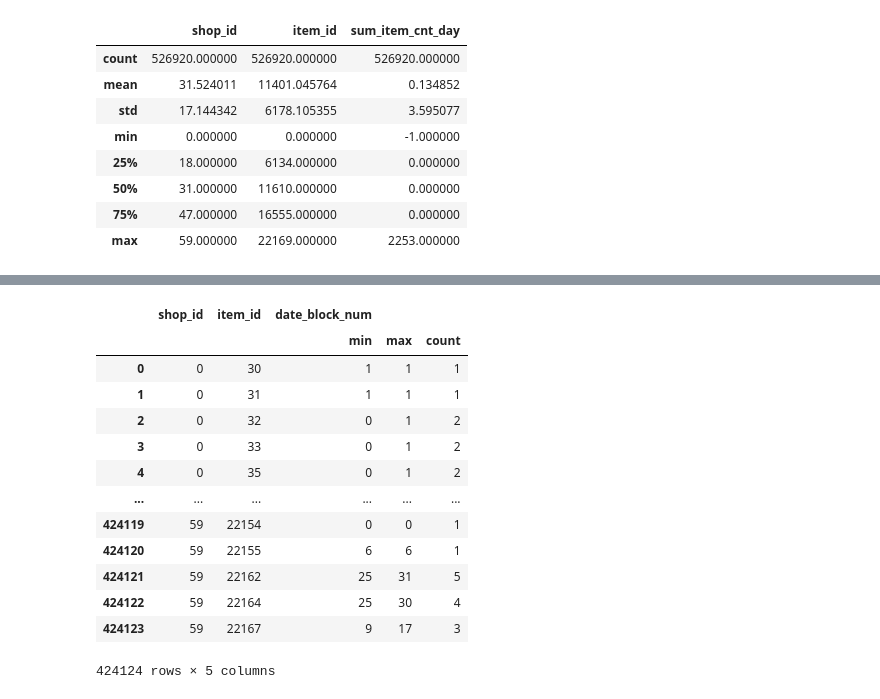
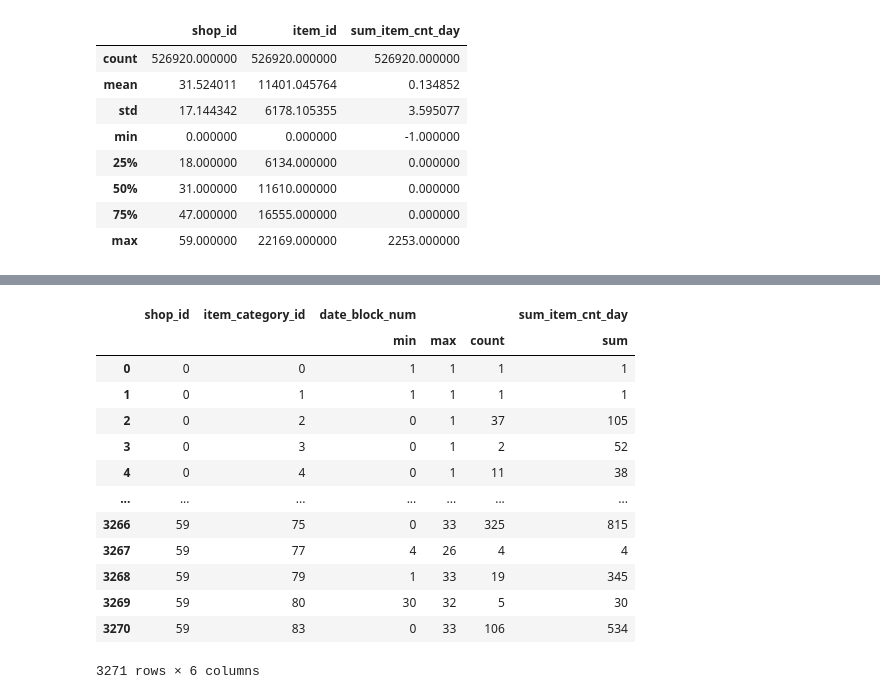
Before and after one commit to wol-e/kaggle, a Jupyter notebook: predict-future-sales/predict-future-sales/imputation_for_non_sold_combinations.ipynb, the cells around one changed output, grey strips where cells are left out. Drawn from its saved outputs; the diff is of its cells as text; code cells hidden in the pictures.

```diff
--- a/predict-future-sales/predict-future-sales/imputation_for_non_sold_combinations.ipynb
+++ b/predict-future-sales/predict-future-sales/imputation_for_non_sold_combinations.ipynb
@@ -251,19 +255,22 @@ y.describe()
+# %%
+df_long.groupby(["shop_id", "item_category_id"]).agg({
+    "date_block_num": ["min", "max", "count"],
+    "sum_item_cnt_day": ["sum"]
+}).reset_index()
+# %% [output]
+|  | shop_id | item_category_id | date_block_num |  |  | sum_item_cnt_day |
+|  |  |  | min | max | count | sum |
+| 0 | 0 | 0 | 1 | 1 | 1 | 1 |
+| 1 | 0 | 1 | 1 | 1 | 1 | 1 |
+| 2 | 0 | 2 | 0 | 1 | 37 | 105 |
+| 3 | 0 | 3 | 0 | 1 | 2 | 52 |
+| 4 | 0 | 4 | 0 | 1 | 11 | 38 |
+| ... | ... | ... | ... | ... | ... | ... |
+| 3266 | 59 | 75 | 0 | 33 | 325 | 815 |
+| 3267 | 59 | 77 | 4 | 26 | 4 | 4 |
+| 3268 | 59 | 79 | 1 | 33 | 19 | 345 |
+| 3269 | 59 | 80 | 30 | 32 | 5 | 30 |
+| 3270 | 59 | 83 | 0 | 33 | 106 | 534 |
+3271 rows × 6 columns
 # %%
-df_long.groupby(["shop_id", "item_id"]).agg({
-    "date_block_num": ["min", "max", "count"]
-}).reset_index()#.sort_values(by="date_block_num", ascending=False)
+df_cats = df_long[["shop_id", "item_category_id", "sum_item_cnt_day"]]
-# %% [output]
-|  | shop_id | item_id | date_block_num |  |  |
-|  |  |  | min | max | count |
-| 0 | 0 | 30 | 1 | 1 | 1 |
-| 1 | 0 | 31 | 1 | 1 | 1 |
-| 2 | 0 | 32 | 0 | 1 | 2 |
-| 3 | 0 | 33 | 0 | 1 | 2 |
-| 4 | 0 | 35 | 0 | 1 | 2 |
-| ... | ... | ... | ... | ... | ... |
-| 424119 | 59 | 22154 | 0 | 0 | 1 |
-| 424120 | 59 | 22155 | 6 | 6 | 1 |
-| 424121 | 59 | 22162 | 25 | 31 | 5 |
-| 424122 | 59 | 22164 | 25 | 30 | 4 |
-| 424123 | 59 | 22167 | 9 | 17 | 3 |
-424124 rows × 5 columns
```
Also changed, not shown: parts of 9 cells of this notebook, 3 other files.
